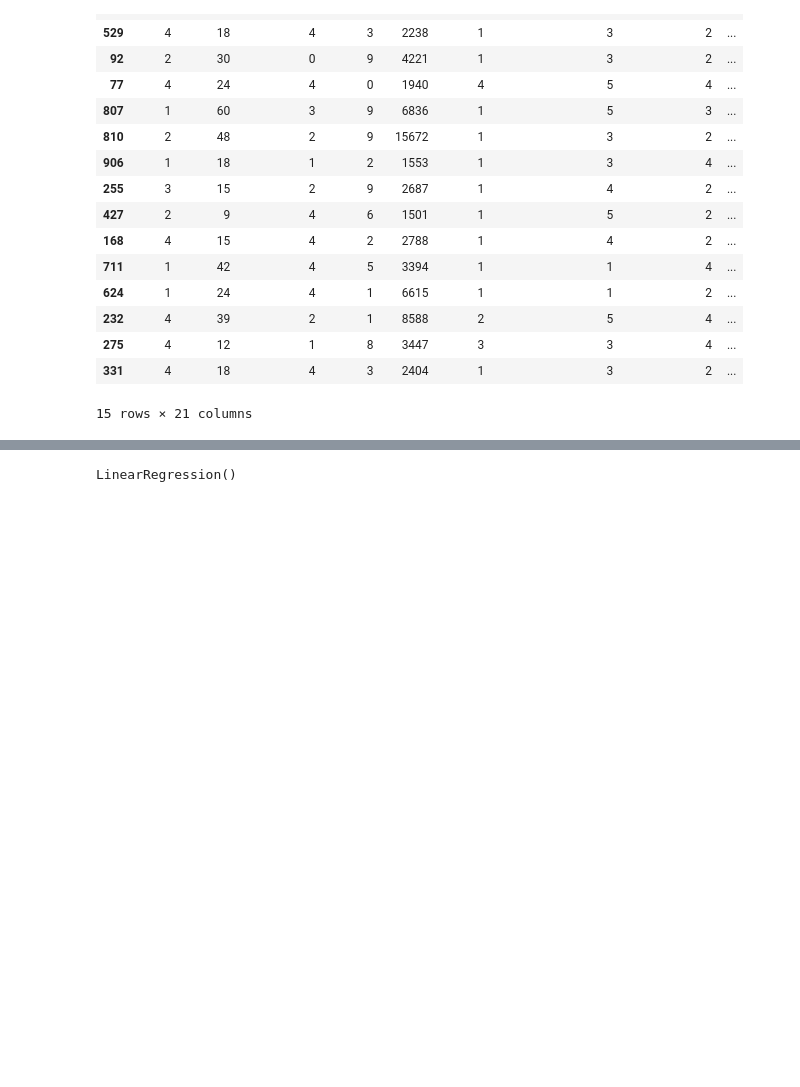
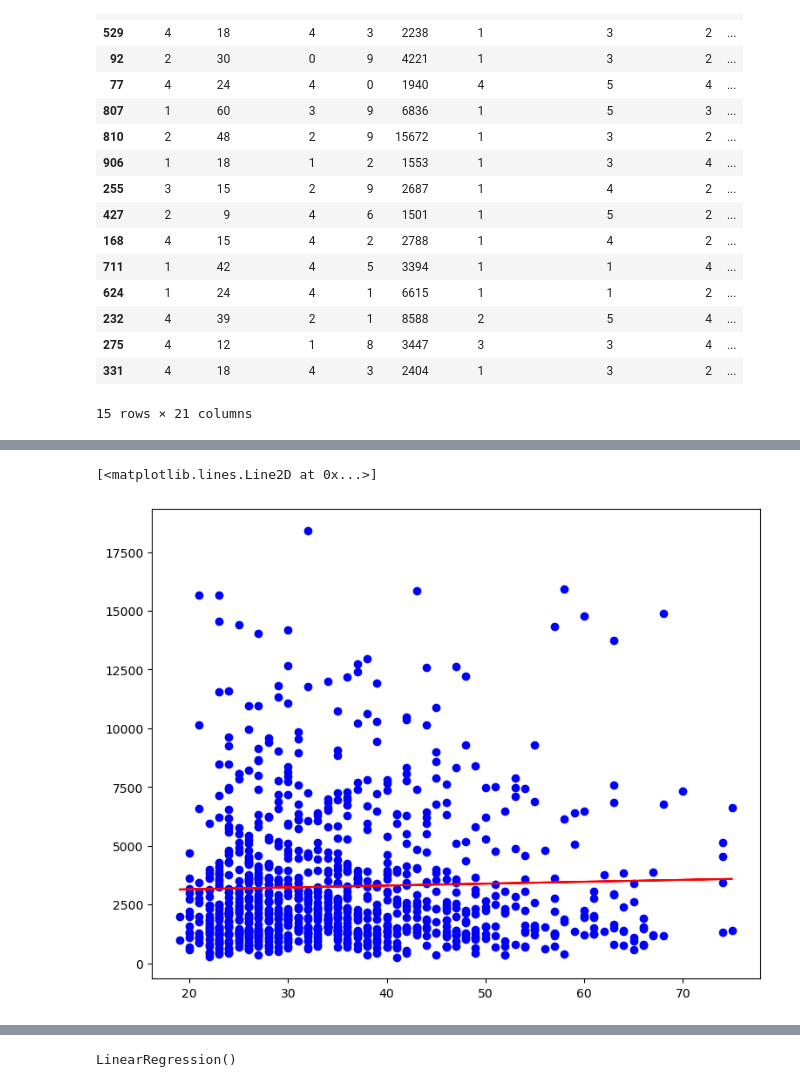
Before and after one commit to nbaggio28/bbq-final-project, a Jupyter notebook: notebooks/sgermancredit.ipynb, the cells around one changed output, grey strips where cells are left out. Drawn from its saved outputs; the diff is of its cells as text; code cells hidden in the pictures; blank space fills up the shorter version.

```diff
--- a/notebooks/sgermancredit.ipynb
+++ b/notebooks/sgermancredit.ipynb
@@ -90,6 +95,9 @@ g = sns.lmplot(
 # %%
-# fig, ax = plt.subplots(figsize=(9,7))
-# ax.scatter((X.reshape(-1,1)),y, color='blue')
-# ax.plot((X.reshape(-1,1)), lr_model.predict(X.reshape(-1,1)), color='red')
+fig, ax = plt.subplots(figsize=(9,7))
+ax.scatter((X.reshape(-1,1)),y, color='blue')
+ax.plot((X.reshape(-1,1)), lr_model.predict(X.reshape(-1,1)), color='red')
+# %% [output]
+[<matplotlib.lines.Line2D at 0x...>]
+[figure, added]
 # %%
 
```
Also changed, not shown: parts of 13 cells of this notebook.
